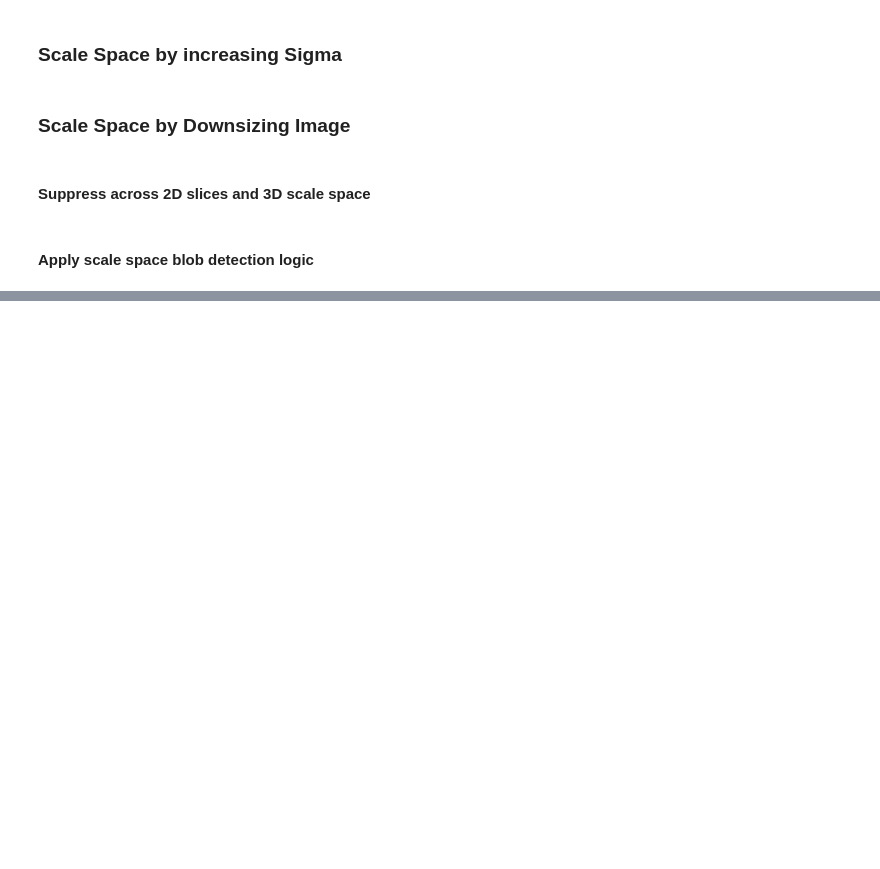
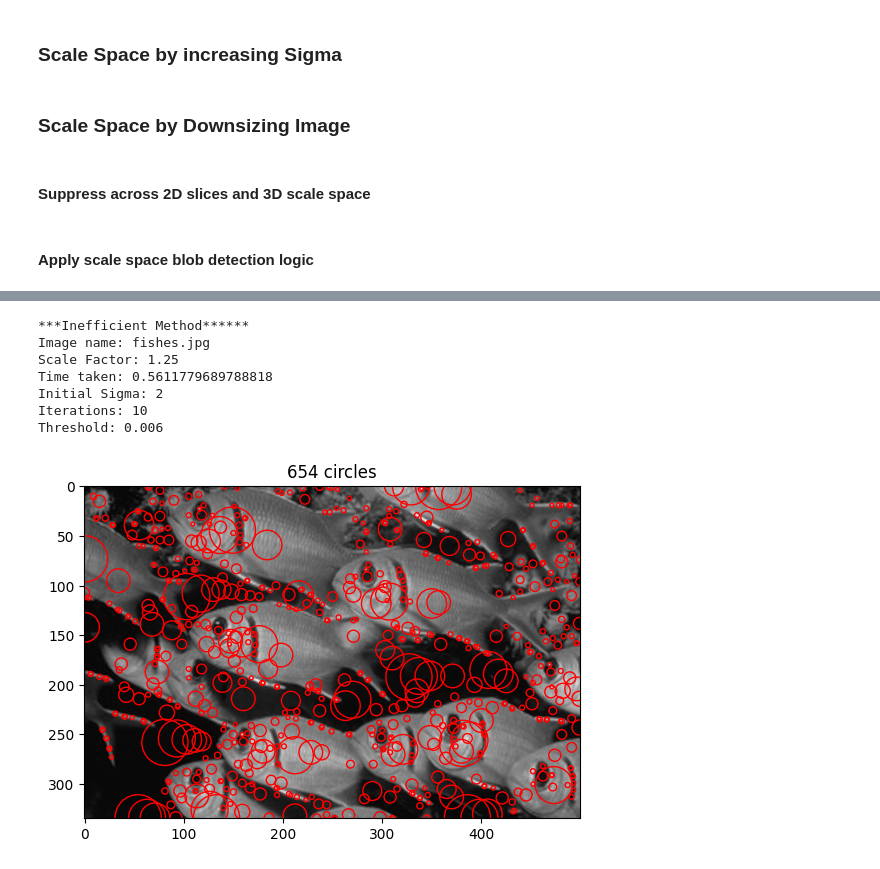
Before and after one commit to bhaba-ranjan/Scale-space-blob-detection, a Jupyter notebook: hw3_images/blob_detection-copy.ipynb, the cells around one changed output, grey strips where cells are left out. Saved outputs shown, nothing was run; the diff lists cells and outputs as text; code cells hidden in the pictures; blank space fills up the shorter version.

```diff
--- a/hw3_images/blob_detection-copy.ipynb
+++ b/hw3_images/blob_detection-copy.ipynb
@@ -134,0 +158,20 @@ Time taken efficient method: 0.3054931163787842
+# %%
+image_path = 'fishes.jpg'
+img = read_images(image_path)
+threshold = 0.006
+start = time.time()
+scale_space = apply_scale_space_logic(img, initial_sigma, constant_scale_factor,iterations)
+end = time.time()
+
+log_details(image_path, initial_sigma, constant_scale_factor, iterations, 1, threshold, end-start)
+y, x, rad = get_coordinates(scale_space, threshold)
+show_all_circles(img,x, y, rad)
+# %% [output]
+***Inefficient Method******
+Image name: fishes.jpg
+Scale Factor: 1.25
+Time taken: 0.5611779689788818
+Initial Sigma: 2
+Iterations: 10
+Threshold: 0.006
+[figure, added]
```
Also changed, not shown: parts of 8 cells of this notebook.
